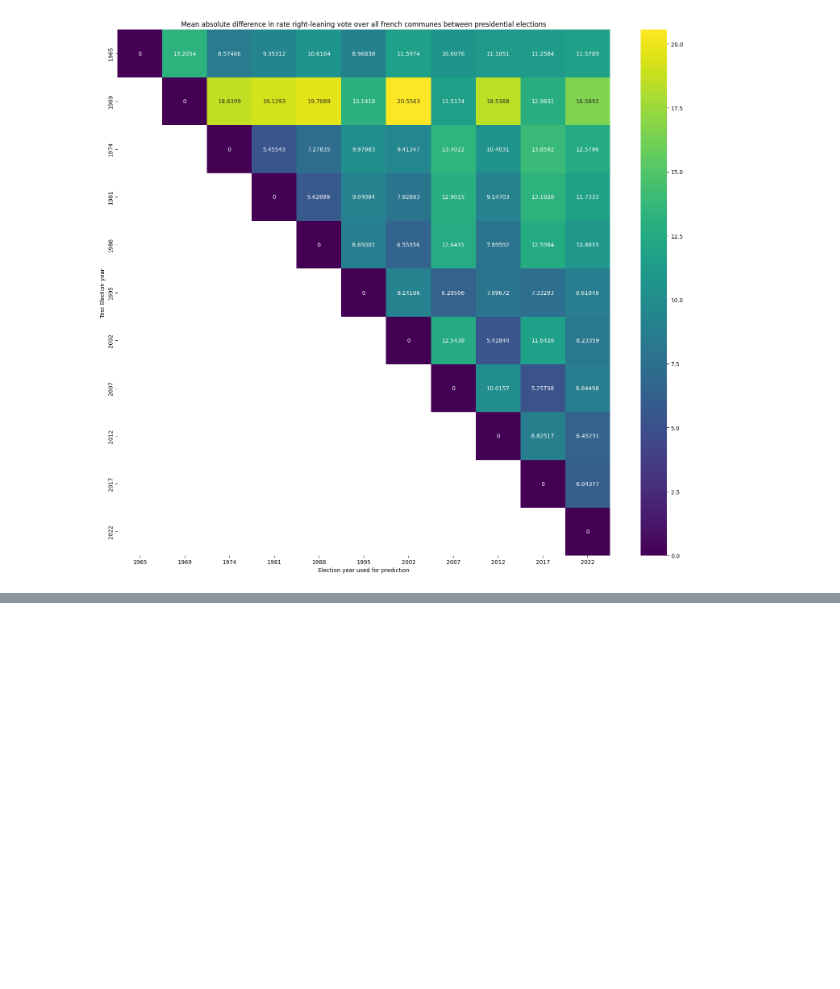
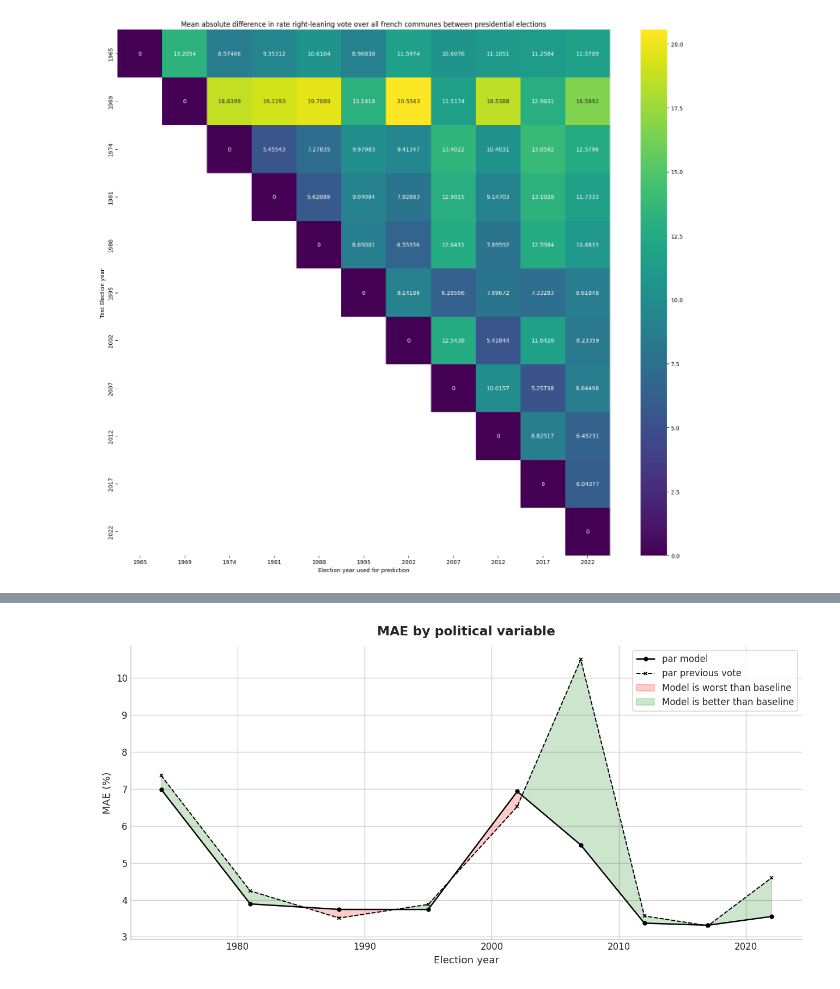
Before and after one commit to artmanceau/electera, a Jupyter notebook: notebooks/model/vote_stability.ipynb, the cells around one changed output, grey strips where cells are left out. Saved outputs shown, nothing was run; the diff lists cells and outputs as text; code cells hidden in the pictures; blank space fills up the shorter version.

```diff
--- a/notebooks/model/vote_stability.ipynb
+++ b/notebooks/model/vote_stability.ipynb
@@ -64,5 +193,5 @@ plot_backtest_error(1)
 # %%
-def load_result(var='pvotepar', election_type='pres', year='2017', version='0.2.10'):
+def load_result(var='pvotepar', election_type='pres', year='2017', version='0.5.0'):
     return pl.scan_parquet(
         f"s3://arthurmanceau/election_modeling_uhcp/data/output/results/results_full_{year}_{election_type}_['TD', 'TG', 'par']_{version}.parquet",
         storage_options={
@@ -74,4 +203,34 @@ def load_result(var='pvotepar', election_type='pres', year='2017', version='0.2.
             region_name="us-east-1",
         ),
         glob=False
-    ).select('codecommune', f'{var}_true', f'{var}_pred').collect()
+    ).select(
+        'codecommune', f'{var}_true', f'{var}_pred'
+    ).with_columns(
+        diff =(pl.col(f'{var}_true') - pl.col(f'{var}_pred'))
+    ).with_columns(
+        mae=((pl.col('diff')).abs().mean()),
+        mape=(pl.col('diff').abs() / pl.col(f'{var}_true').mean()).mean().clip(0, 10),
+        mad=((pl.col('diff')).abs().median()),
+        mse=((pl.col('diff')).pow(2).mean())
+    ).with_columns(
+        rmse=pl.col('mse').pow(1/2)
+    ).select('mae').collect().get_column('mae').item(0)
+# %%
+data_model = {}
+for v in ['TD', 'TG', 'par']:
+    data_model[str(v)] = {}
+    for year in [2022, 2017, 2012, 2007, 2002, 1995, 1988, 1981, 1974]:
+        data_model[str(v)][str(year)]= load_result(var=f'pvote{v}', year=str(year))
+# %%
+def matrices_to_mae_dict(data: dict[str, tuple]) -> dict[str, dict[str, float]]:
+    """Extract k=1 diagonal from each matrix and return as {var: {year: mae}}."""
+    return {
+        var: {
+            str(years[i + 1]): float(np.diag(np.asarray(matrix), k=1)[i])
+            for i in range(len(years) - 1)
+        }
+        for var, (years, matrix) in data.items()
+    }
+# %%
+mae_dict = matrices_to_mae_dict(data)
+mae_dict
@@ -77,0 +319,4 @@ def load_result(var='pvotepar', election_type='pres', year='2017', version='0.2.
+# %%
+plot_mae_by_variable(data_model, mae_dict, var='par')
+# %% [output]
+[figure, added]
```
Also changed, not shown: parts of 20 cells of this notebook, 9 other files.
